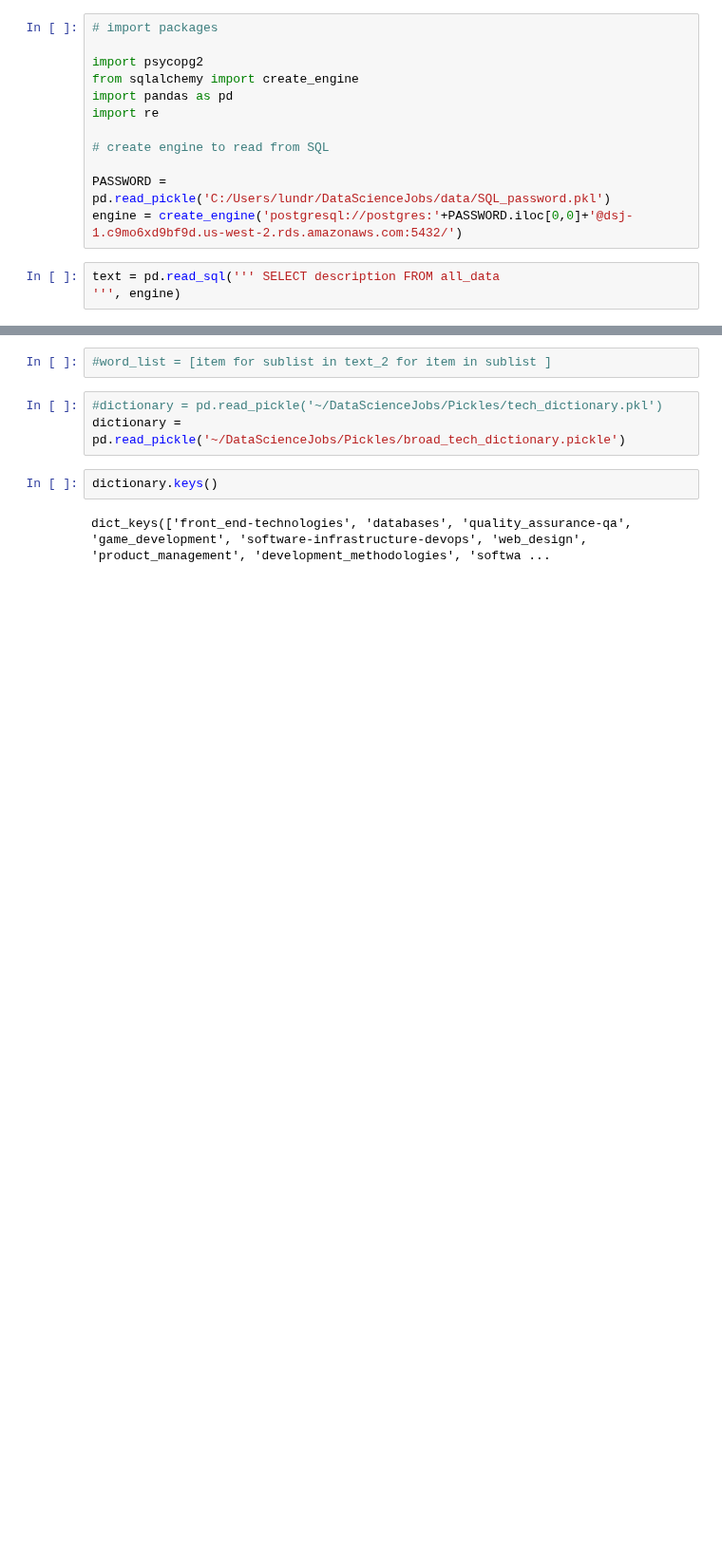
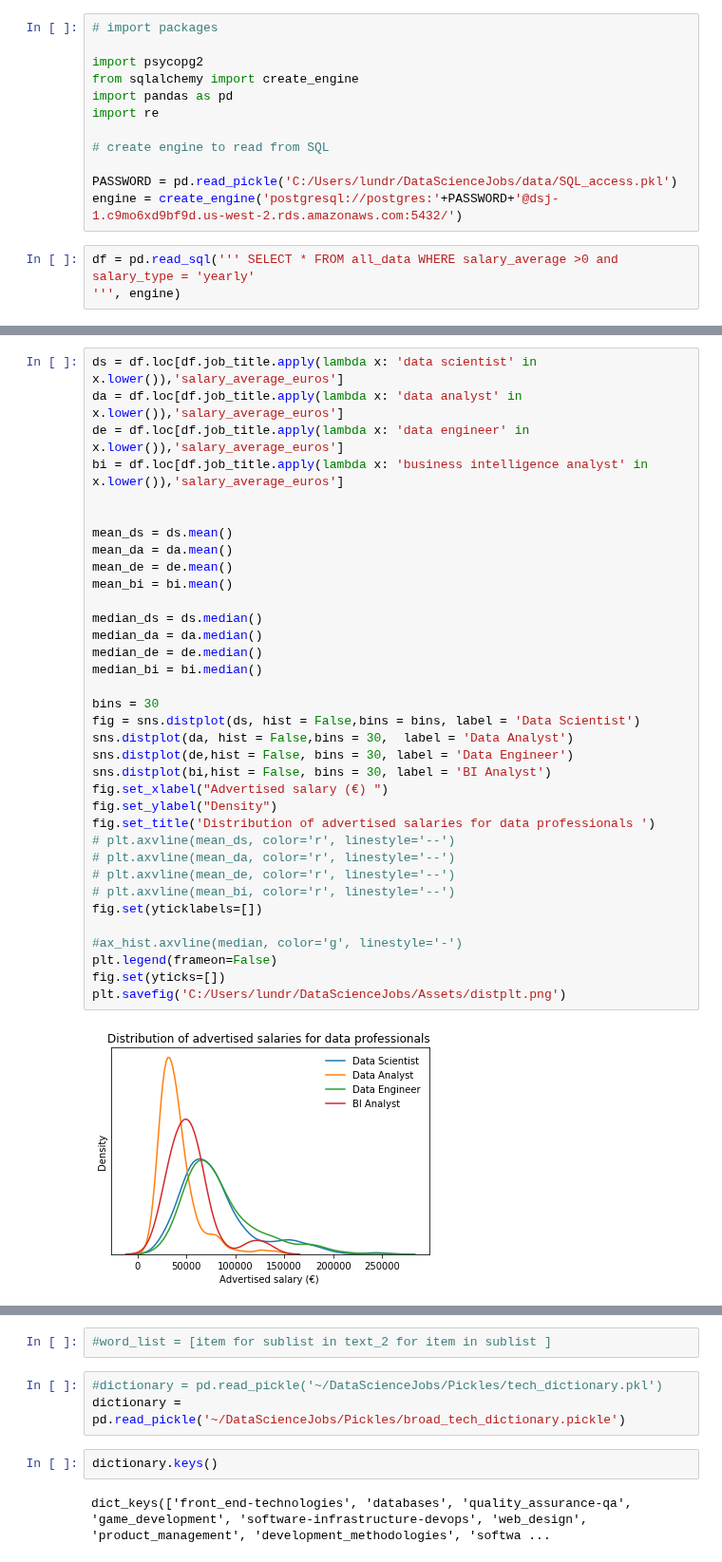
Before and after one commit to jamobe/DataScienceJobs, a Jupyter notebook: notebooks/Counts_of_technologies.ipynb, the cells around one changed output, grey strips where cells are left out. Shown at 95% size. Drawn from its saved outputs; the diff is of its cells as text; blank space fills up the shorter version.

```diff
--- a/notebooks/Counts_of_technologies.ipynb
+++ b/notebooks/Counts_of_technologies.ipynb
@@ -8,8 +8,8 @@ import re
 
 # create engine to read from SQL
 
-PASSWORD = pd.read_pickle('C:/Users/lundr/DataScienceJobs/data/SQL_password.pkl')
-engine = create_engine('postgresql://postgres:'+PASSWORD.iloc[0,0]+'@dsj-1.c9mo6xd9bf9d.us-west-2.rds.amazonaws.com:5432/')
+PASSWORD = pd.read_pickle('C:/Users/lundr/DataScienceJobs/data/SQL_access.pkl')
+engine = create_engine('postgresql://postgres:'+PASSWORD+'@dsj-1.c9mo6xd9bf9d.us-west-2.rds.amazonaws.com:5432/')
 # %%
-text = pd.read_sql(''' SELECT description FROM all_data
+df = pd.read_sql(''' SELECT * FROM all_data WHERE salary_average >0 and salary_type = 'yearly'
 ''', engine)
@@ -15,0 +52,37 @@ text = pd.read_sql(''' SELECT description FROM all_data
+# %%
+ds = df.loc[df.job_title.apply(lambda x: 'data scientist' in x.lower()),'salary_average_euros']
+da = df.loc[df.job_title.apply(lambda x: 'data analyst' in x.lower()),'salary_average_euros']
+de = df.loc[df.job_title.apply(lambda x: 'data engineer' in x.lower()),'salary_average_euros']
+bi = df.loc[df.job_title.apply(lambda x: 'business intelligence analyst' in x.lower()),'salary_average_euros']
+
+
+mean_ds = ds.mean()
+mean_da = da.mean()
+mean_de = de.mean()
+mean_bi = bi.mean()
+
+median_ds = ds.median()
+median_da = da.median()
+median_de = de.median()
+median_bi = bi.median()
+
+bins = 30
+fig = sns.distplot(ds, hist = False,bins = bins, label = 'Data Scientist')
+sns.distplot(da, hist = False,bins = 30,  label = 'Data Analyst')
+sns.distplot(de,hist = False, bins = 30, label = 'Data Engineer')
+sns.distplot(bi,hist = False, bins = 30, label = 'BI Analyst')
+fig.set_xlabel("Advertised salary (€) ")
+fig.set_ylabel("Density")
+fig.set_title('Distribution of advertised salaries for data professionals ')
+# plt.axvline(mean_ds, color='r', linestyle='--')
+# plt.axvline(mean_da, color='r', linestyle='--')
+# plt.axvline(mean_de, color='r', linestyle='--')
+# plt.axvline(mean_bi, color='r', linestyle='--')
+fig.set(yticklabels=[])
+
+#ax_hist.axvline(median, color='g', linestyle='-')
+plt.legend(frameon=False)
+fig.set(yticks=[])
+plt.savefig('C:/Users/lundr/DataScienceJobs/Assets/distplt.png')
+# %% [output]
+[figure, added]
```
Also changed, not shown: parts of 10 cells of this notebook, 1 other file.
